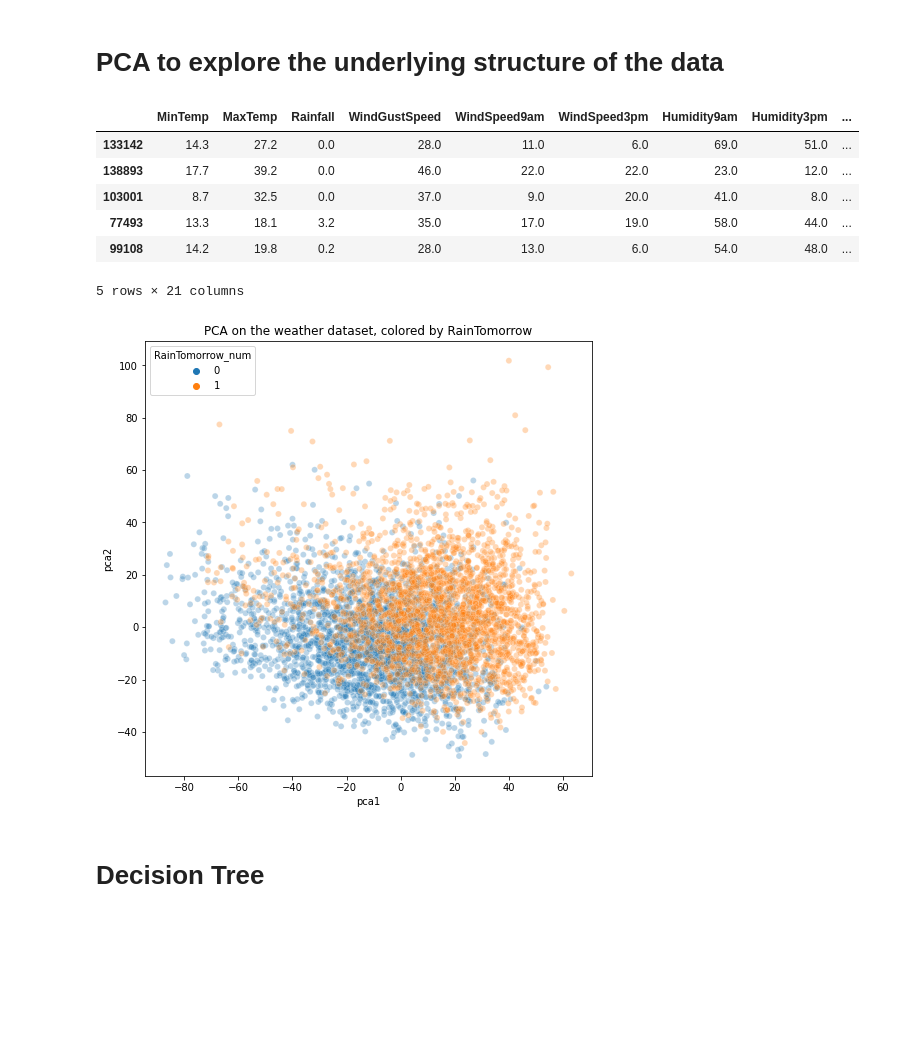
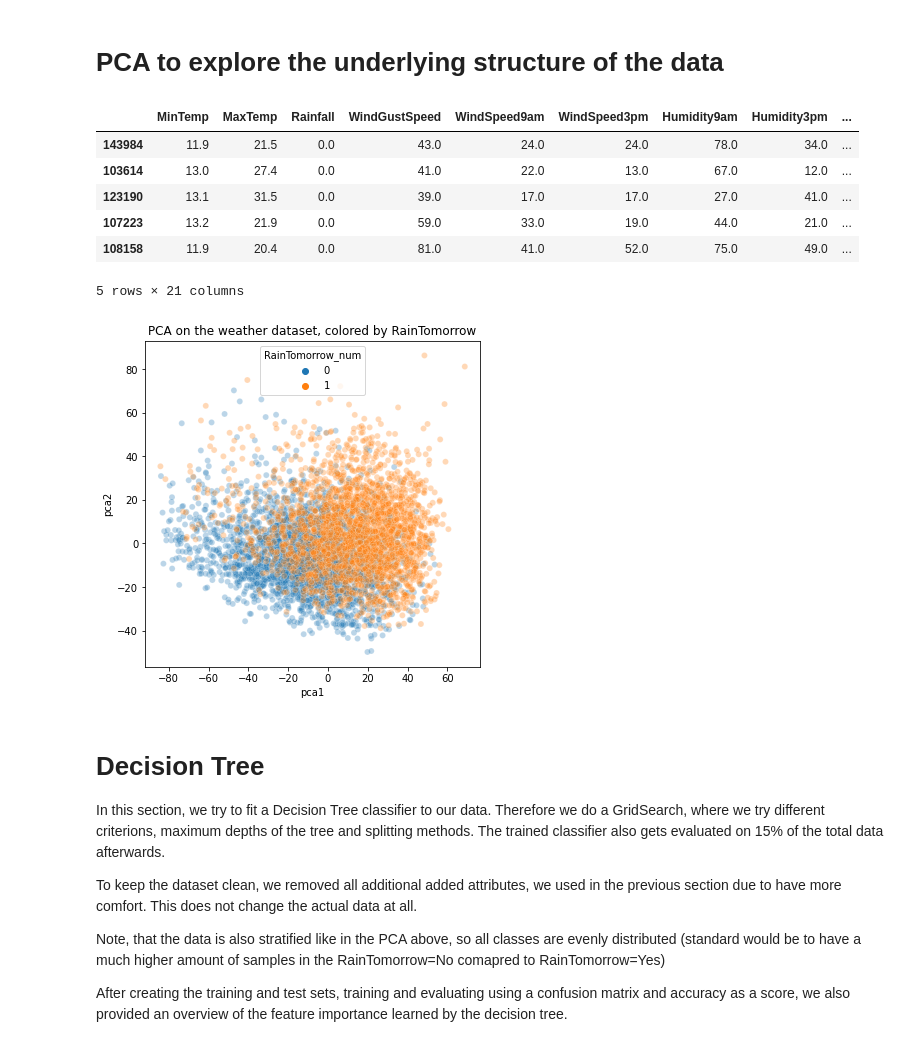
Before and after one commit to Stern1710/australia-weather-data, a Jupyter notebook: SPOD_Group7_Project.ipynb, the cells around one changed output. Saved outputs shown, nothing was run; the diff lists cells and outputs as text; code cells hidden in the pictures; blank space fills up the shorter version.

```diff
--- a/SPOD_Group7_Project.ipynb
+++ b/SPOD_Group7_Project.ipynb
@@ -211,5 +208,9 @@ In the next step, # check for minimum and maximum values in numeric attributes (
 # %%
 # check for minimum and maximum values in numeric attributes:
 for col in weather.loc[:, weather.dtypes == 'float64']:
-    print("{:s}: min. {:.2f}, max. {:.2f}".format(col,weather[col].min(),weather[col].max()))
+    print(f'Attribute {col}:')
+    print("Min: {:.2f}, Q1: {:.2f}, Median {:.2f}, Q3: {:.2f}, Max: {:.2f}".format(weather[col].min(),weather[col].quantile(.25),weather[col].median(),weather[col].quantile(.75), weather[col].max()))
+    sns.boxplot(x=weather[col])
+    plt.title(f'Boxplot of Attribute {col}')
+    plt.show()
 # %% [output]
@@ -260,11 +270,11 @@ for col in stratified.loc[:, stratified.dtypes == object]:
 stratified.head()
 # %% [output]
 |  | MinTemp | MaxTemp | Rainfall | WindGustSpeed | WindSpeed9am | WindSpeed3pm | Humidity9am | Humidity3pm | ... |
-| 133142 | 14.3 | 27.2 | 0.0 | 28.0 | 11.0 | 6.0 | 69.0 | 51.0 | ... |
-| 138893 | 17.7 | 39.2 | 0.0 | 46.0 | 22.0 | 22.0 | 23.0 | 12.0 | ... |
-| 103001 | 8.7 | 32.5 | 0.0 | 37.0 | 9.0 | 20.0 | 41.0 | 8.0 | ... |
-| 77493 | 13.3 | 18.1 | 3.2 | 35.0 | 17.0 | 19.0 | 58.0 | 44.0 | ... |
-| 99108 | 14.2 | 19.8 | 0.2 | 28.0 | 13.0 | 6.0 | 54.0 | 48.0 | ... |
+| 143984 | 11.9 | 21.5 | 0.0 | 43.0 | 24.0 | 24.0 | 78.0 | 34.0 | ... |
+| 103614 | 13.0 | 27.4 | 0.0 | 41.0 | 22.0 | 13.0 | 67.0 | 12.0 | ... |
+| 123190 | 13.1 | 31.5 | 0.0 | 39.0 | 17.0 | 17.0 | 27.0 | 41.0 | ... |
+| 107223 | 13.2 | 21.9 | 0.0 | 59.0 | 33.0 | 19.0 | 44.0 | 21.0 | ... |
+| 108158 | 11.9 | 20.4 | 0.0 | 81.0 | 41.0 | 52.0 | 75.0 | 49.0 | ... |
 5 rows × 21 columns
 # %%
 n_components = 7
@@ -275,15 +285,23 @@ pca_pos = pca.fit_transform(stratified)
 stratified['pca1']= pca_pos[:, 0]
 stratified['pca2']= pca_pos[:, 1]
 # %%
-plt.figure(figsize=(8,8))
+plt.figure(figsize=(6,6))
 reducedPoints = stratified.groupby('RainTomorrow_num', group_keys=False).apply(lambda x: x.sample(2500))
 sns.scatterplot(data=reducedPoints, x="pca1", y="pca2", hue="RainTomorrow_num",alpha=0.3)
 plt.title('PCA on the weather dataset, colored by RainTomorrow')
 plt.show()
 # %% [output]
-[figure, old version]
+[figure, new version]
-# %% [markdown]
-# Decision Tree
+# %% [markdown]
+# Decision Tree
+
+In this section, we try to fit a Decision Tree classifier to our data. Therefore we do a GridSearch, where we try different criterions, maximum depths of the tree and splitting methods. The trained classifier also gets evaluated on 15% of the total data afterwards.
+
+To keep the dataset clean, we removed all additional added attributes, we used in the previous section due to have more comfort. This does not change the actual data at all.
+
+Note, that the data is also stratified like in the PCA above, so all classes are evenly distributed (standard would be to have a much higher amount of samples in the RainTomorrow=No comapred to RainTomorrow=Yes)
+
+After creating the training and test sets, training and evaluating using a confusion matrix and accuracy as a score, we also provided an overview of the feature importance learned by the decision tree.
 # %%
 """
 Evaluates the model and returns accuracy as well as a confusion matrix. Also the time for prediction can is calculated.
```
Also changed, not shown: parts of 10 cells of this notebook.
